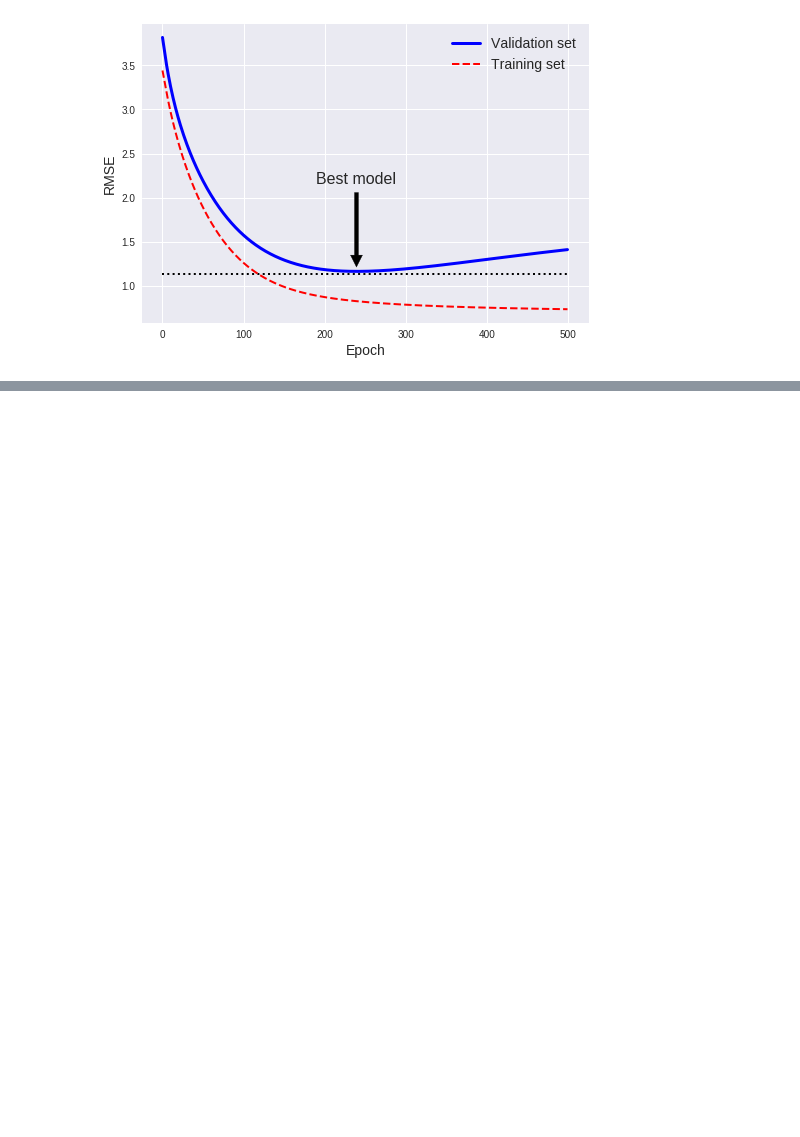
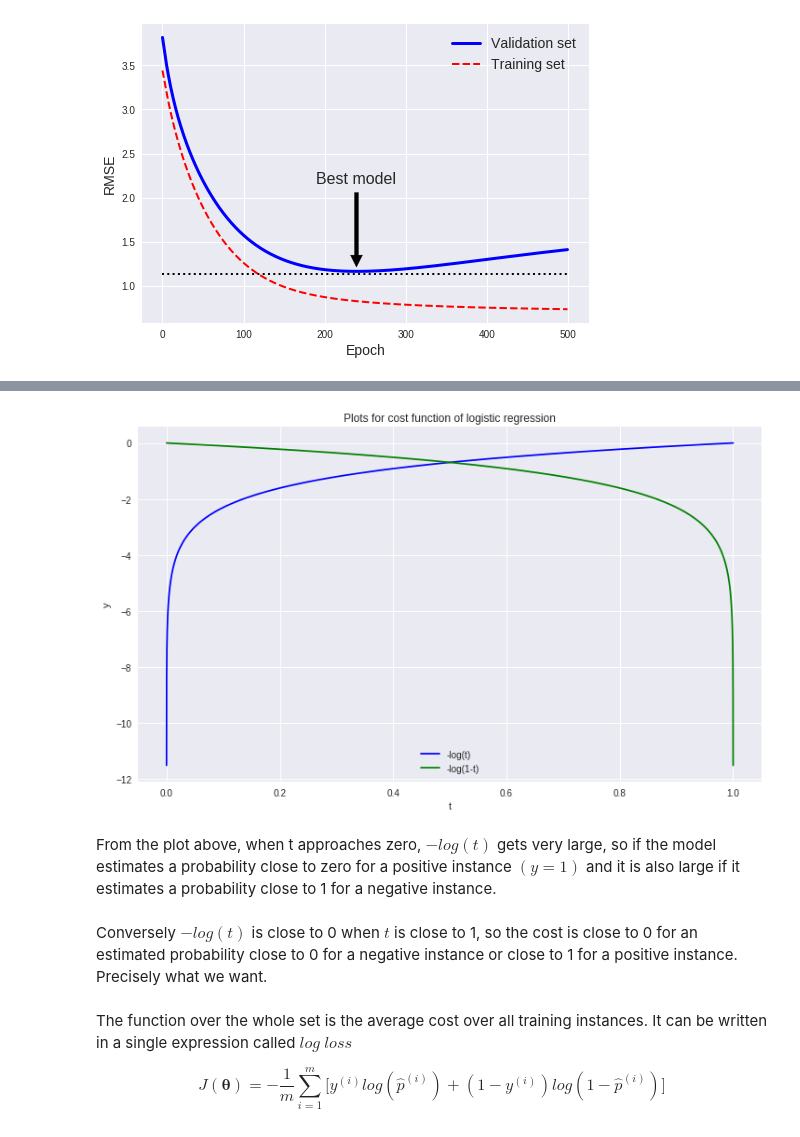
Before and after one commit to amaralcs/homl, a Jupyter notebook: 4_training_models.ipynb, the cells around one changed output, grey strips where cells are left out. Cells and saved outputs as stored; diff of their text form; code cells hidden in the pictures; blank space fills up the shorter version.

```diff
--- a/4_training_models.ipynb
+++ b/4_training_models.ipynb
@@ -504,0 +529,23 @@ plt.show()
+# %%
+t = np.linspace(0, 1, 100000)
+f1 = np.log(t)
+f2 = np.log(1 - t)
+
+fig, ax = plt.subplots(figsize=(12,7))
+ax.plot(t, f1, 'b', label='-log(t)')
+ax.plot(t, f2, 'g', label='-log(1-t)')
+ax.legend()
+ax.set_ylabel('y')
+ax.set_xlabel('t')
+ax.set_title("Plots for cost function of logistic regression")
+plt.show()
+# %% [output]
+[figure, added]
+# %% [markdown]
+From the plot above, when t approaches zero, $-log(t)$ gets very large, so if the model estimates a probability close to zero for a positive instance $(y=1)$ and it is also large if it estimates a probability close to 1 for a negative instance.
+# %% [markdown]
+Conversely $-log(t)$ is close to 0 when $t$ is close to 1, so the cost is close to 0 for an estimated probability close to 0 for a negative instance or close to 1 for a positive instance. Precisely what we want.
+# %% [markdown]
+The function over the whole set is the average cost over all training instances. It can be written in a single expression called $log$ $loss$
+
+$$ J(\boldsymbol\theta) = -\frac{1}{m}\sum_{i=1}^{m}\big[y^{(i)}log(\hat{p}^{(i)}) + (1 - y^{(i)})log(1- \hat{p}^{(i)}) \big]  $$
```
Also changed, not shown: parts of 33 cells of this notebook.
